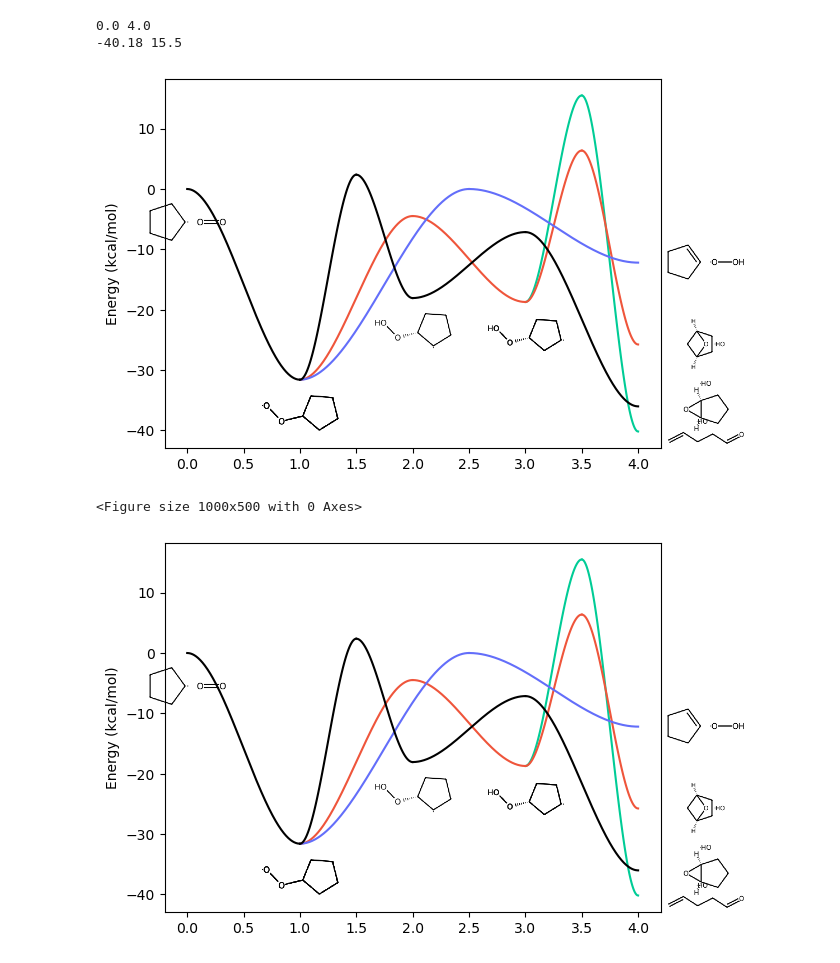
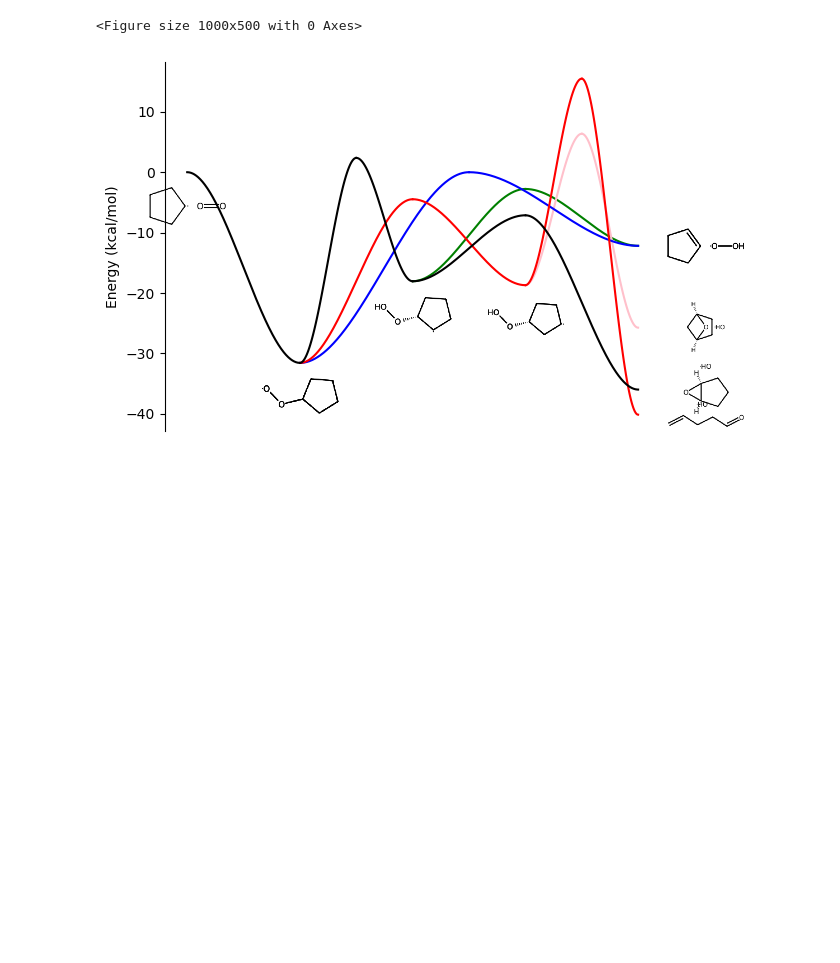
Before and after one commit to avcopan/mess-io-proto, a Jupyter notebook: examples/D_r-o2_0a_v1/plot.ipynb, the cells around one changed output. Saved outputs shown, nothing was run; the diff lists cells and outputs as text; code cells hidden in the pictures; blank space fills up the shorter version.

Commit message:
New: Finalizes D_r-o2_0a_v1 plot
(Further editing I'll take care of in Inkscape...)

```diff
--- a/examples/D_r-o2_0a_v1/plot.ipynb
+++ b/examples/D_r-o2_0a_v1/plot.ipynb
@@ -15,23 +15,35 @@ surf = surface.without_fake_wells(surf)
 # %%
 from matplotlib import pyplot
 
 size = (10, 5)
 fig = pyplot.figure(figsize=size)
 fig = pyplot.figure()
 
-surface.plot_connected_paths(
+fig = surface.plot_connected_paths(
     surf,
-    [[28, 0, 1, 22], [28, 0, 21], [28, 0, 3, 23], [28, 0, 3, 20]],
+    [
+        [28, 0, 1, 22],
+        [0, 3, 20],
+        [0, 21],
+        [3, 23],
+        [1, 21],
+        # # New:
+        # [1, 7, 25],
+        # [1, 7, 24],
+        # [1, 6, 25],
+        # [1, 5, 24],
+        # [3, 10, 27],
+        # [10, 26],
+    ],
     fig=fig,
     stereo=True,
     amchi_mapping=surf.amchi_mapping,
 )
+
+pyplot.savefig("plot.svg")
 # %% [output]
-0.0 4.0
--40.18 15.5
+<Figure size 1000x500 with 0 Axes>
-[figure, old version]
+[figure, new version]
-<Figure size 1000x500 with 0 Axes>
-[figure, removed]
 # %%
 # path0 = surface.path_from_well_id_sequence(surf, [28, 0, 1, 22])
 # path1 = surface.path_from_well_id_sequence(surf, [28, 0, 21])
```
Also changed, not shown: 2 other files.
